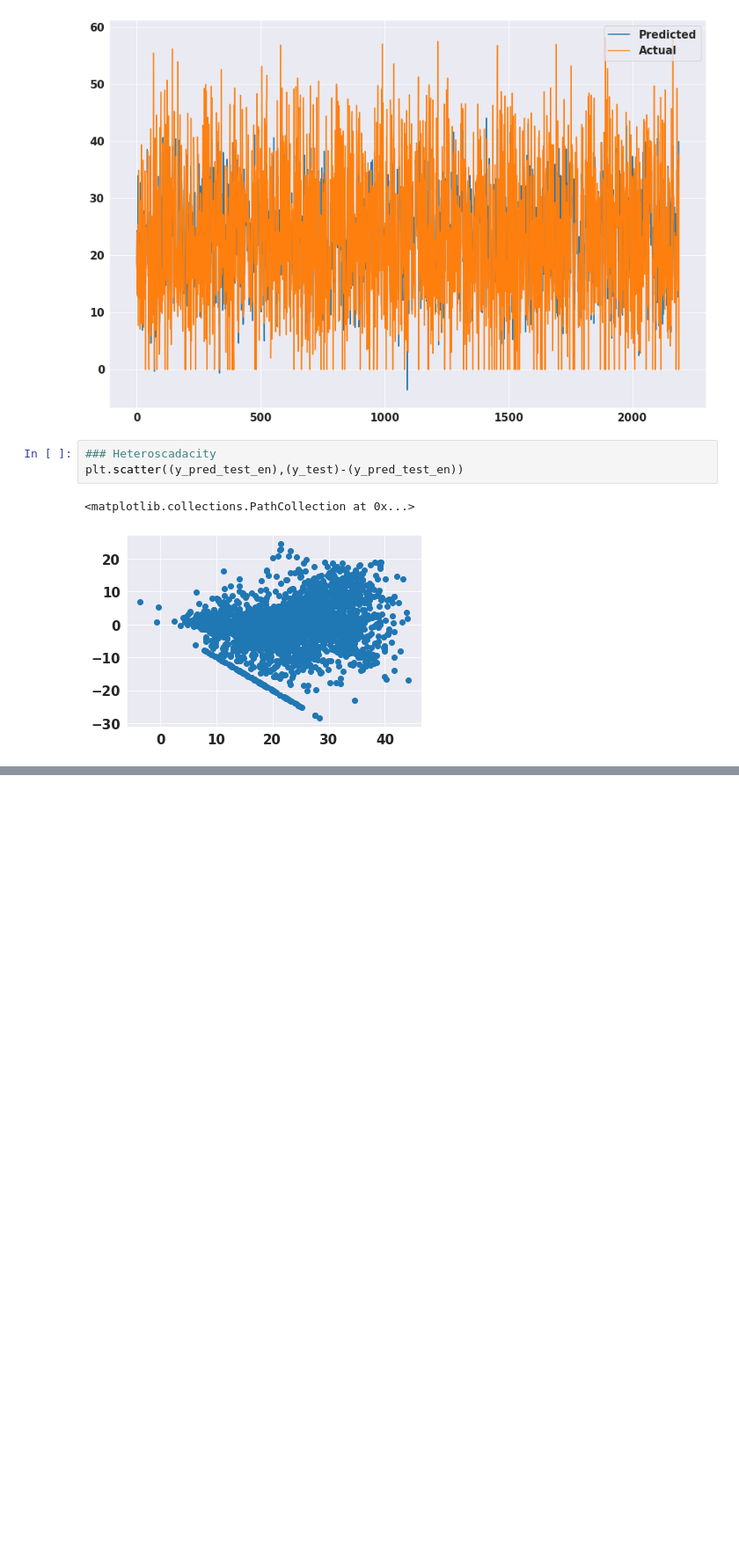
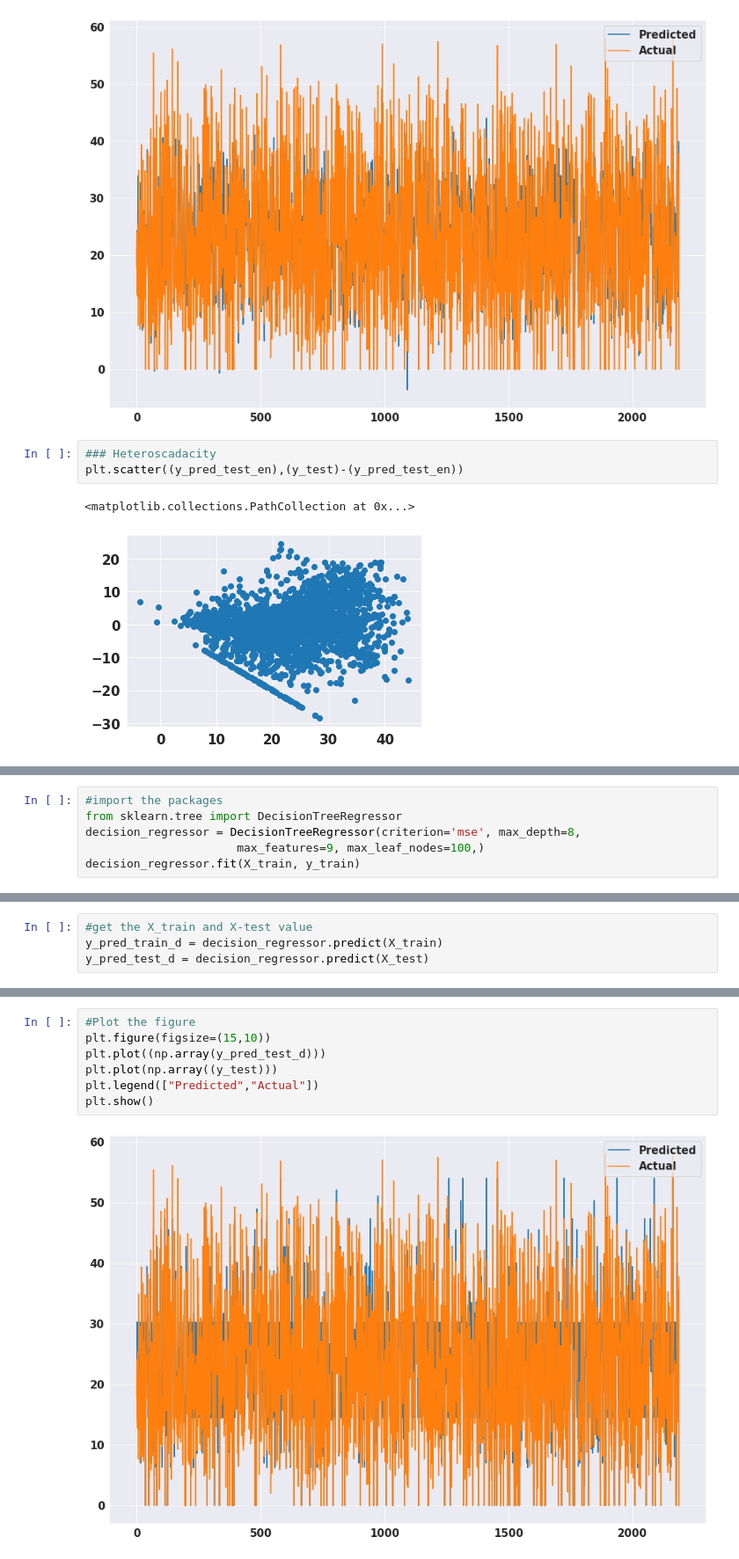
Before and after one commit to yuvarajmahajan/bike-sharing-demand-prediction, a Jupyter notebook: Capstone_Project_Bike_Sharing_Demand_Prediction.ipynb, the cells around one changed output, grey strips where cells are left out. Shown at 88% size. Saved outputs shown, nothing was run; the diff lists cells and outputs as text; blank space fills up the shorter version.

```diff
--- a/Capstone_Project_Bike_Sharing_Demand_Prediction.ipynb
+++ b/Capstone_Project_Bike_Sharing_Demand_Prediction.ipynb
@@ -1474,0 +1479,6 @@ plt.scatter((y_pred_test_en),(y_test)-(y_pred_test_en))
+# %%
+#import the packages
+from sklearn.tree import DecisionTreeRegressor
+decision_regressor = DecisionTreeRegressor(criterion='mse', max_depth=8,
+                      max_features=9, max_leaf_nodes=100,)
+decision_regressor.fit(X_train, y_train)
@@ -1474,0 +1488,4 @@ plt.scatter((y_pred_test_en),(y_test)-(y_pred_test_en))
+# %%
+#get the X_train and X-test value
+y_pred_train_d = decision_regressor.predict(X_train)
+y_pred_test_d = decision_regressor.predict(X_test)
@@ -1474,0 +1579,9 @@ plt.scatter((y_pred_test_en),(y_test)-(y_pred_test_en))
+# %%
+#Plot the figure
+plt.figure(figsize=(15,10))
+plt.plot((np.array(y_pred_test_d)))
+plt.plot(np.array((y_test)))
+plt.legend(["Predicted","Actual"])
+plt.show()
+# %% [output]
+[figure, added]
```
Also changed, not shown: parts of 26 cells of this notebook.
